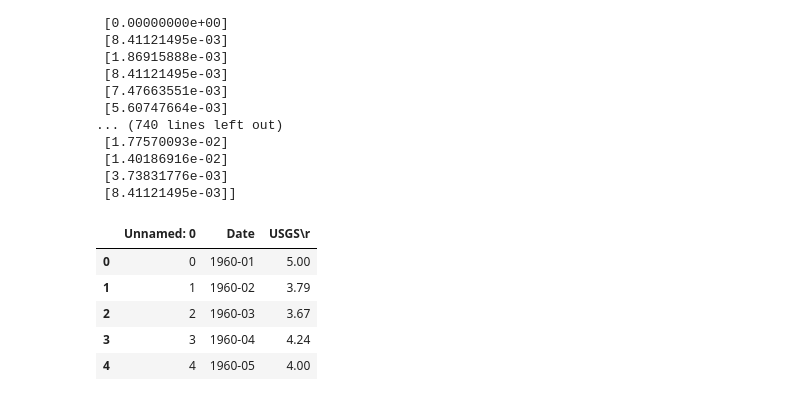
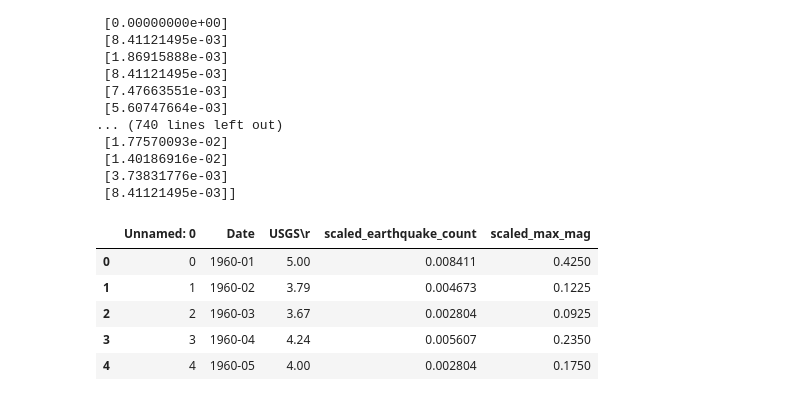
Before and after one commit to TheV123/EarthquakeHistoricalDataAnalysis, a Jupyter notebook: hypothesis_testing.ipynb, the cells around one changed output. Cells and saved outputs as stored; diff of their text form; code cells hidden in the pictures.

```diff
--- a/hypothesis_testing.ipynb
+++ b/hypothesis_testing.ipynb
@@ -67,13 +67,13 @@ print(scaled_data0)
  [8.41121495e-03]]
 # %%
 merged_max_mag = max_mag.copy()
-merged_max_mag.drop(columns=["USGS\r"])
-# merged.drop(columns=["0"])
+merged_max_mag["scaled_earthquake_count"] = scaled_data0
+merged_max_mag["scaled_max_mag"] = scaled_data
 merged_max_mag.head()
 # %% [output]
-|  | Unnamed: 0 | Date | USGS\r |
-| 0 | 0 | 1960-01 | 5.00 |
-| 1 | 1 | 1960-02 | 3.79 |
-| 2 | 2 | 1960-03 | 3.67 |
-| 3 | 3 | 1960-04 | 4.24 |
-| 4 | 4 | 1960-05 | 4.00 |
+|  | Unnamed: 0 | Date | USGS\r | scaled_earthquake_count | scaled_max_mag |
+| 0 | 0 | 1960-01 | 5.00 | 0.008411 | 0.4250 |
+| 1 | 1 | 1960-02 | 3.79 | 0.004673 | 0.1225 |
+| 2 | 2 | 1960-03 | 3.67 | 0.002804 | 0.0925 |
+| 3 | 3 | 1960-04 | 4.24 | 0.005607 | 0.2350 |
+| 4 | 4 | 1960-05 | 4.00 | 0.002804 | 0.1750 |
```
Also changed, not shown: parts of 3 cells of this notebook.
